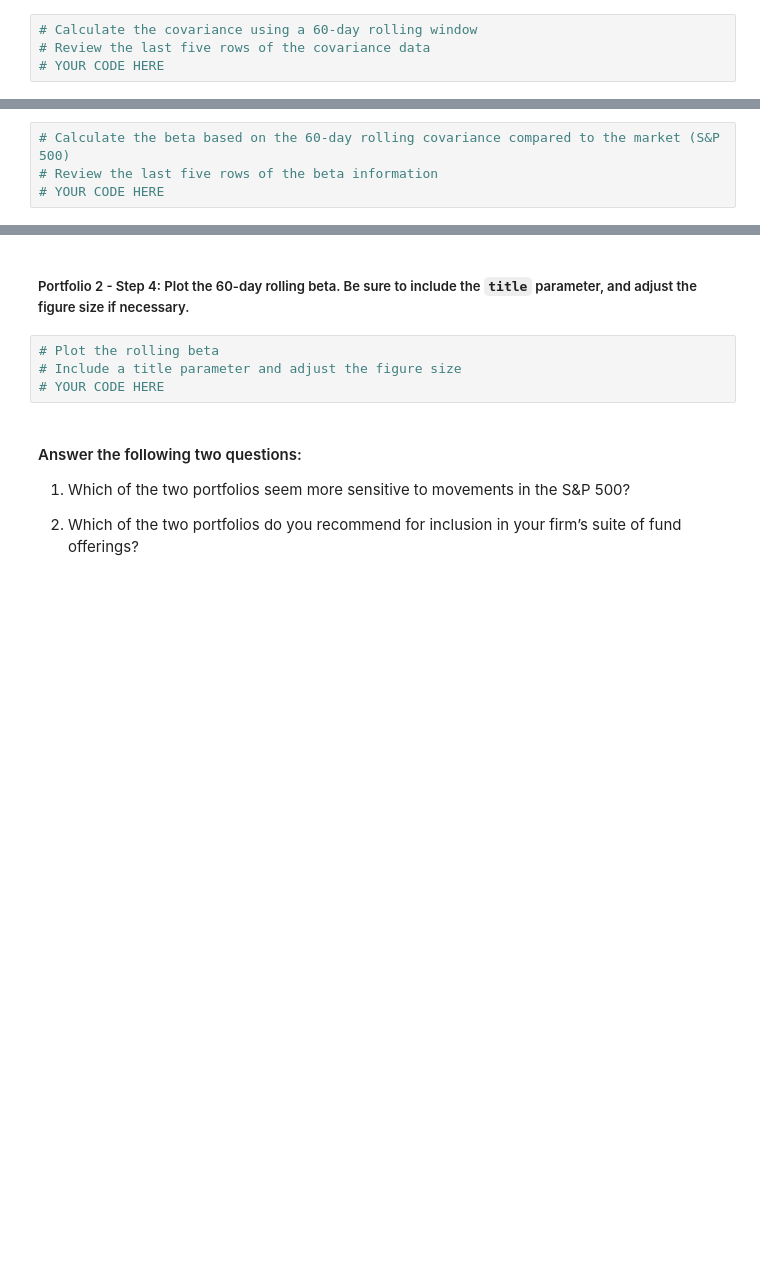
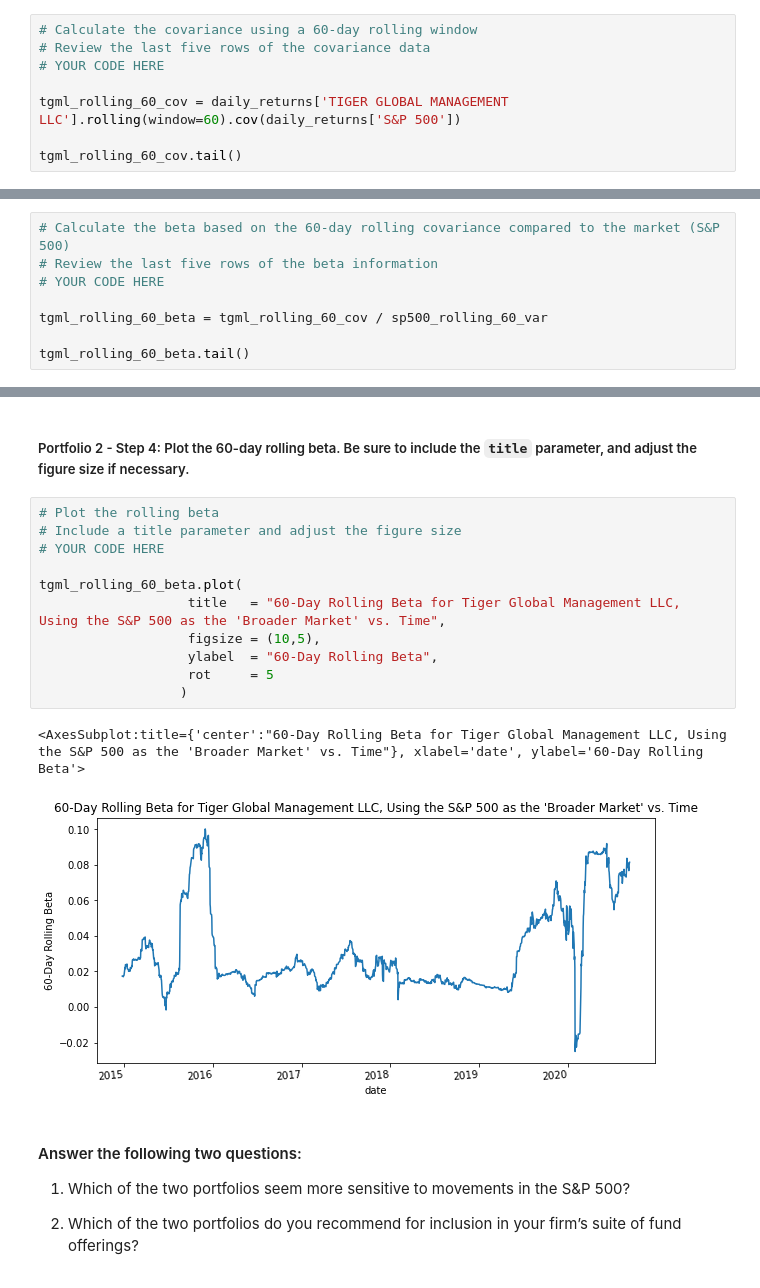
Before and after one commit to Noah-Saleh/4th_Challenge, a Jupyter notebook: risk_return_analysis/risk_return_analysis.ipynb, the cells around one changed output, grey strips where cells are left out. Cells and saved outputs as stored; diff of their text form; blank space fills up the shorter version.

```diff
--- a/risk_return_analysis/risk_return_analysis.ipynb
+++ b/risk_return_analysis/risk_return_analysis.ipynb
@@ -496,3 +563,7 @@ Your analysis is nearing completion. Now, you need to evaluate how the portfolio
 # Calculate the covariance using a 60-day rolling window
 # Review the last five rows of the covariance data
 # YOUR CODE HERE
+
+tgml_rolling_60_cov = daily_returns['TIGER GLOBAL MANAGEMENT LLC'].rolling(window=60).cov(daily_returns['S&P 500'])
+
+tgml_rolling_60_cov.tail()
@@ -502,3 +581,7 @@ Your analysis is nearing completion. Now, you need to evaluate how the portfolio
 # Calculate the beta based on the 60-day rolling covariance compared to the market (S&P 500)
 # Review the last five rows of the beta information
 # YOUR CODE HERE
+
+tgml_rolling_60_beta = tgml_rolling_60_cov / sp500_rolling_60_var
+
+tgml_rolling_60_beta.tail()
@@ -512,7 +607,17 @@ Your analysis is nearing completion. Now, you need to evaluate how the portfolio
 # %%
 # Plot the rolling beta
 # Include a title parameter and adjust the figure size
 # YOUR CODE HERE
+
+tgml_rolling_60_beta.plot(
+                   title   = "60-Day Rolling Beta for Tiger Global Management LLC, Using the S&P 500 as the 'Broader Market' vs. Time",
+                   figsize = (10,5),
+                   ylabel  = "60-Day Rolling Beta",
+                   rot     = 5
+                  )
+# %% [output]
+<AxesSubplot:title={'center':"60-Day Rolling Beta for Tiger Global Management LLC, Using the S&P 500 as the 'Broader Market' vs. Time"}, xlabel='date', ylabel='60-Day Rolling Beta'>
+[figure, added]
 # %% [markdown]
 #### Answer the following two questions:
 
```
Also changed, not shown: parts of 13 cells of this notebook, 1 other file.
